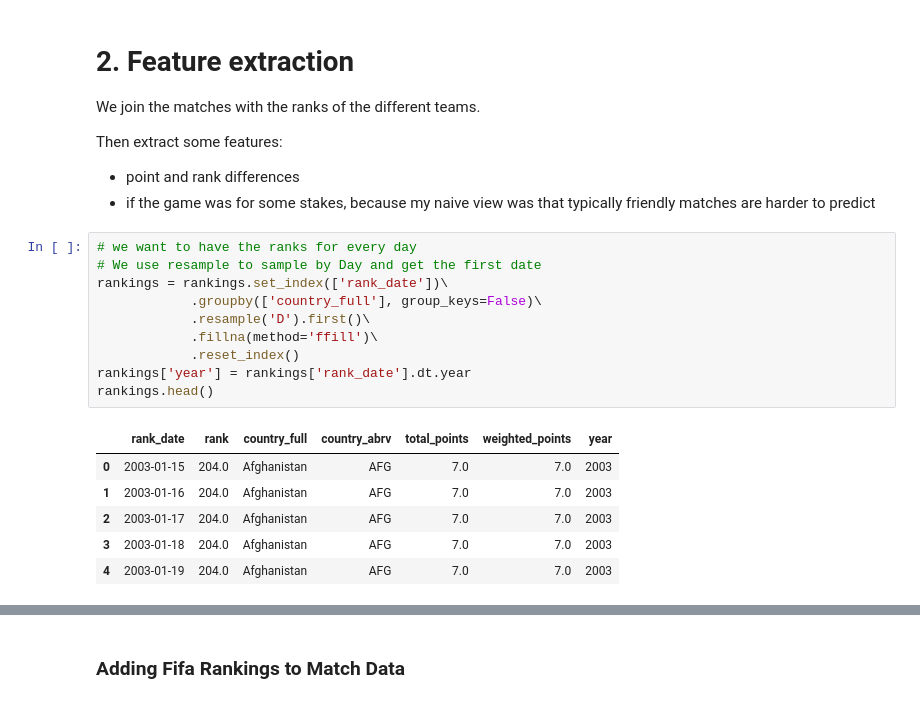
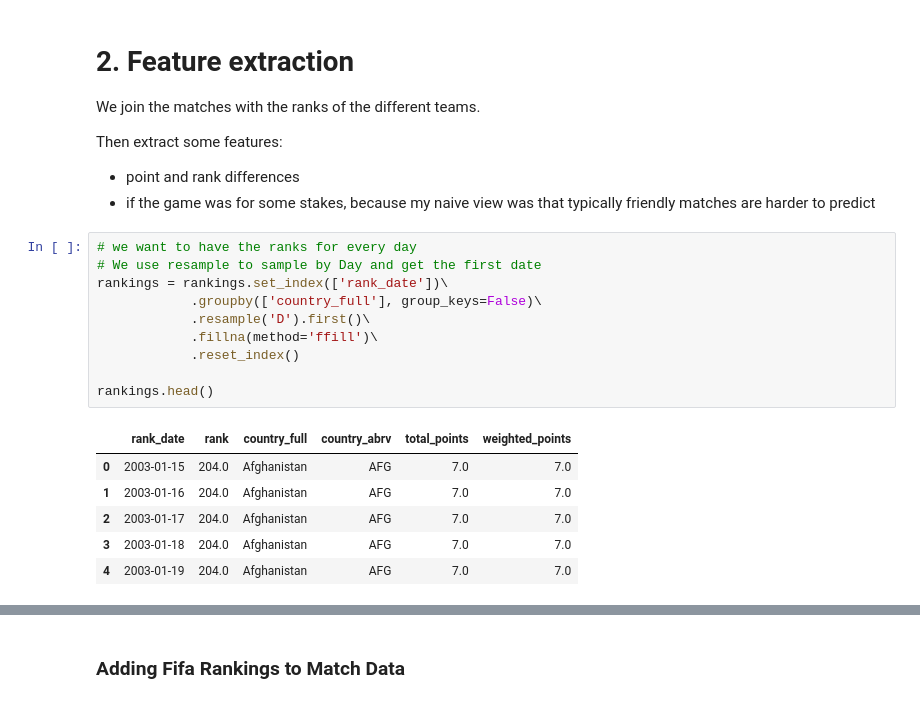
Before and after one commit to iamtlcs/STAT3011-Group5-Project2, a Jupyter notebook: Predicting the Football World Cup Winner.ipynb, the cells around one changed output, grey strips where cells are left out. Saved outputs shown, nothing was run; the diff lists cells and outputs as text.

```diff
--- a/Predicting the Football World Cup Winner.ipynb
+++ b/Predicting the Football World Cup Winner.ipynb
@@ -115,17 +100,17 @@ Then extract some features:
 # %%
 # we want to have the ranks for every day
 # We use resample to sample by Day and get the first date
 rankings = rankings.set_index(['rank_date'])\
             .groupby(['country_full'], group_keys=False)\
             .resample('D').first()\
             .fillna(method='ffill')\
             .reset_index()
-rankings['year'] = rankings['rank_date'].dt.year
+
 rankings.head()
 # %% [output]
-|  | rank_date | rank | country_full | country_abrv | total_points | weighted_points | year |
-| 0 | 2003-01-15 | 204.0 | Afghanistan | AFG | 7.0 | 7.0 | 2003 |
-| 1 | 2003-01-16 | 204.0 | Afghanistan | AFG | 7.0 | 7.0 | 2003 |
-| 2 | 2003-01-17 | 204.0 | Afghanistan | AFG | 7.0 | 7.0 | 2003 |
-| 3 | 2003-01-18 | 204.0 | Afghanistan | AFG | 7.0 | 7.0 | 2003 |
-| 4 | 2003-01-19 | 204.0 | Afghanistan | AFG | 7.0 | 7.0 | 2003 |
+|  | rank_date | rank | country_full | country_abrv | total_points | weighted_points |
+| 0 | 2003-01-15 | 204.0 | Afghanistan | AFG | 7.0 | 7.0 |
+| 1 | 2003-01-16 | 204.0 | Afghanistan | AFG | 7.0 | 7.0 |
+| 2 | 2003-01-17 | 204.0 | Afghanistan | AFG | 7.0 | 7.0 |
+| 3 | 2003-01-18 | 204.0 | Afghanistan | AFG | 7.0 | 7.0 |
+| 4 | 2003-01-19 | 204.0 | Afghanistan | AFG | 7.0 | 7.0 |
```
Also changed, not shown: parts of 21 cells of this notebook.
